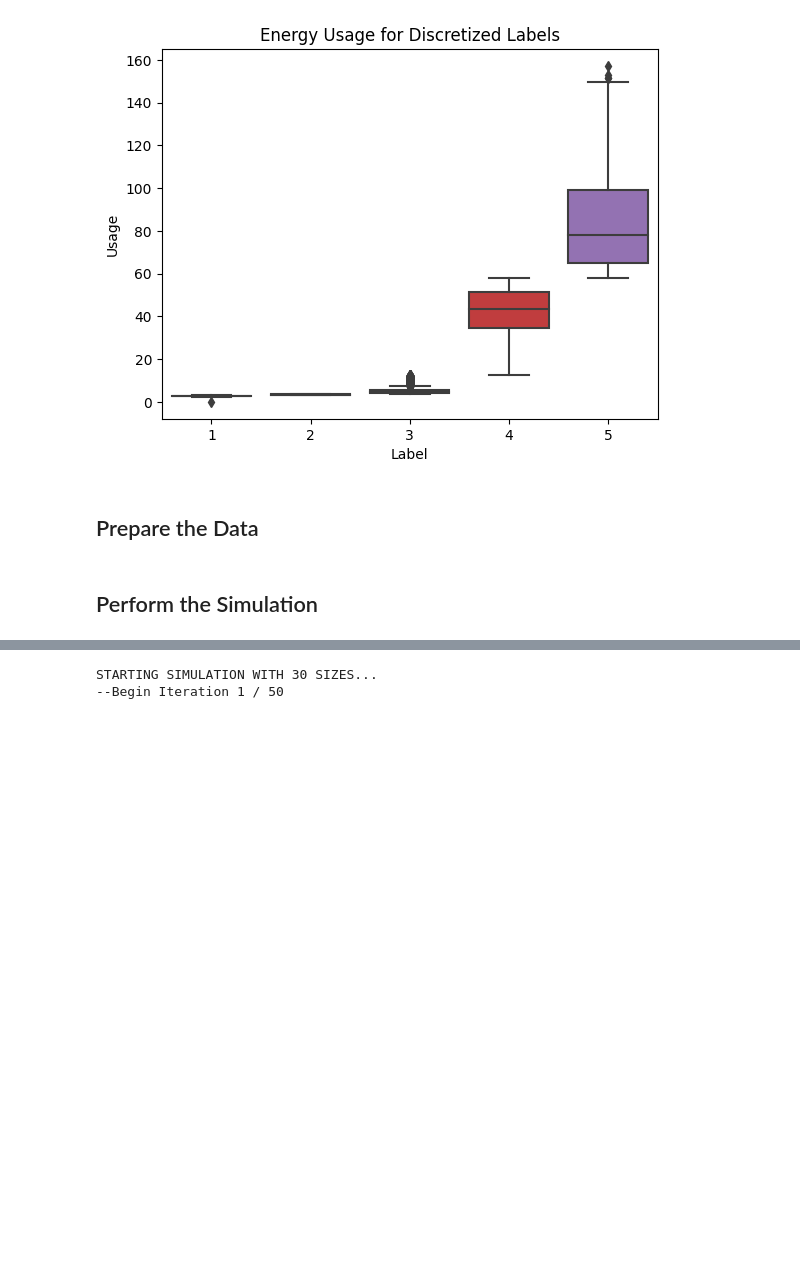
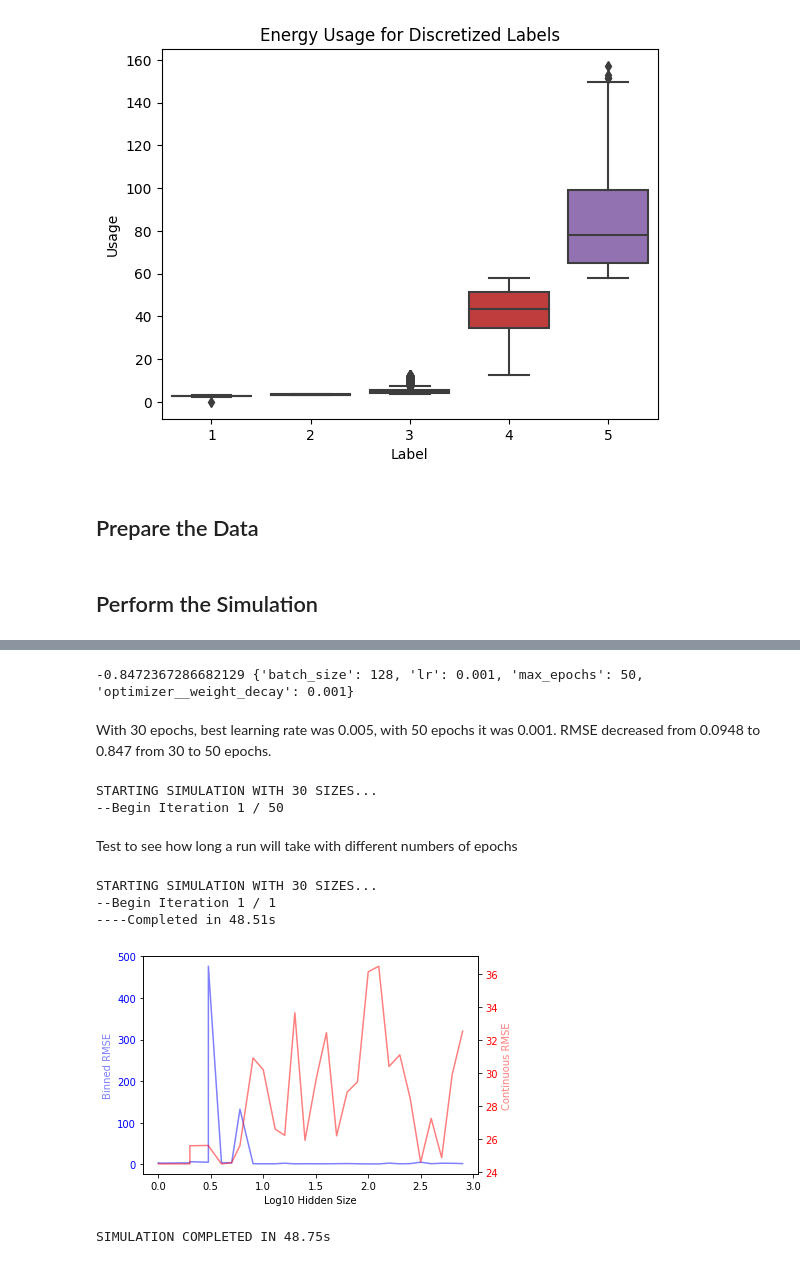
Before and after one commit to bcnalley/STAT-6810, a Jupyter notebook: final_project_code.ipynb, the cells around one changed output, grey strips where cells are left out. Drawn from its saved outputs; the diff is of its cells as text; code cells hidden in the pictures; blank space fills up the shorter version.

```diff
--- a/final_project_code.ipynb
+++ b/final_project_code.ipynb
@@ -142,3 +176,14 @@ class NeuralNet2(nn.Module):
+# %%
+# Hidden size of 100
+
+gs.fit(X_train.float(), y_train.reshape(-1, 1))
+
+#Report Best Parameters
+print(gs.best_score_, gs.best_params_)
+# %% [output]
+-0.8472367286682129 {'batch_size': 128, 'lr': 0.001, 'max_epochs': 50, 'optimizer__weight_decay': 0.001}
+# %% [markdown]
+With 30 epochs, best learning rate was 0.005, with 50 epochs it was 0.001.  RMSE decreased from 0.0948 to 0.847 from 30 to 50 epochs.
 # %%
 # Run Monte Carlo Simulation
 def run_simulation(MC: int, hidden_sizes: list, epochs: int = 10) -> None:
@@ -226,3 +271,16 @@ run_simulation(MC = 50, hidden_sizes = hidden)
 # %% [output]
 STARTING SIMULATION WITH 30 SIZES...
 --Begin Iteration 1 / 50
+# %% [markdown]
+Test to see how long a run will take with different numbers of epochs
+# %%
+hidden = [round(10**x) for x in np.arange(0, 3, 0.1)]
+run_simulation(MC = 1, hidden_sizes=hidden)
+
+# 10 epochs
+# %% [output]
+STARTING SIMULATION WITH 30 SIZES...
+--Begin Iteration 1 / 1
+----Completed in 48.51s
+[figure, added]
+SIMULATION COMPLETED IN 48.75s
```
Also changed, not shown: parts of 7 cells of this notebook.
